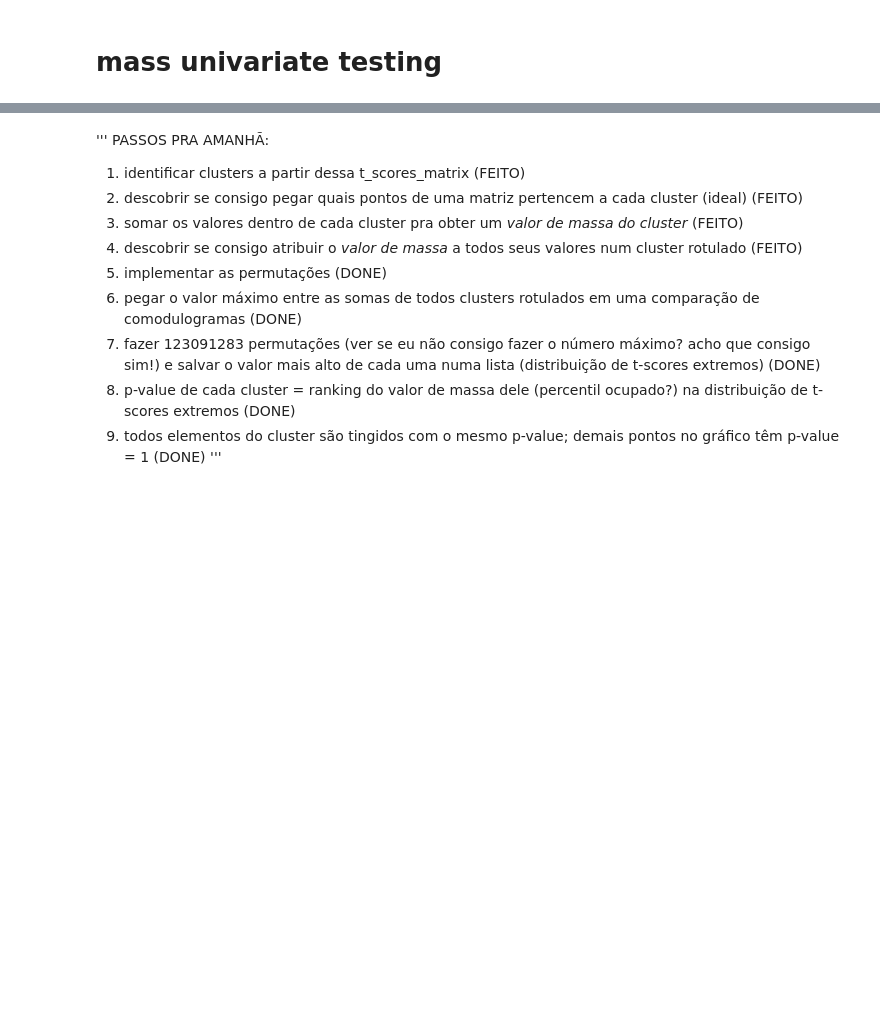
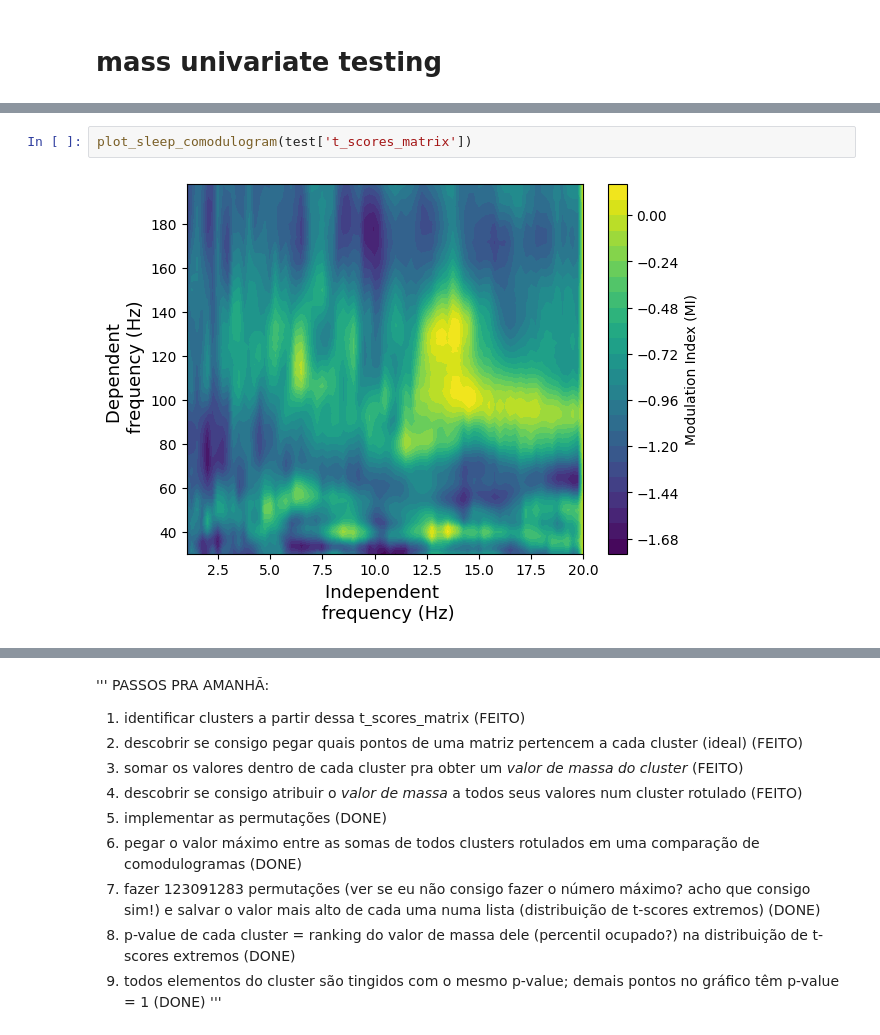
Before and after one commit to lfernandof/lfp_signals_analysis, a Jupyter notebook: consistency_check_LFP_analyses.ipynb, the cells around one changed output, grey strips where cells are left out. Drawn from its saved outputs; the diff is of its cells as text; blank space fills up the shorter version.

```diff
--- a/consistency_check_LFP_analyses.ipynb
+++ b/consistency_check_LFP_analyses.ipynb
@@ -1852,0 +1801,4 @@ for rat in range(3,7):
+# %%
+plot_sleep_comodulogram(test['t_scores_matrix'])
+# %% [output]
+[figure, added]
```
Also changed, not shown: parts of 55 cells of this notebook.
